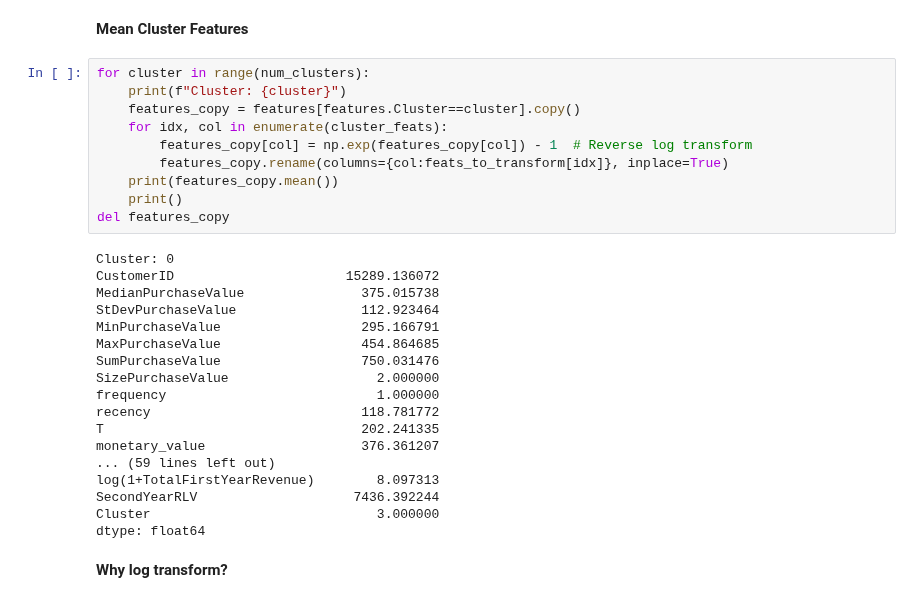
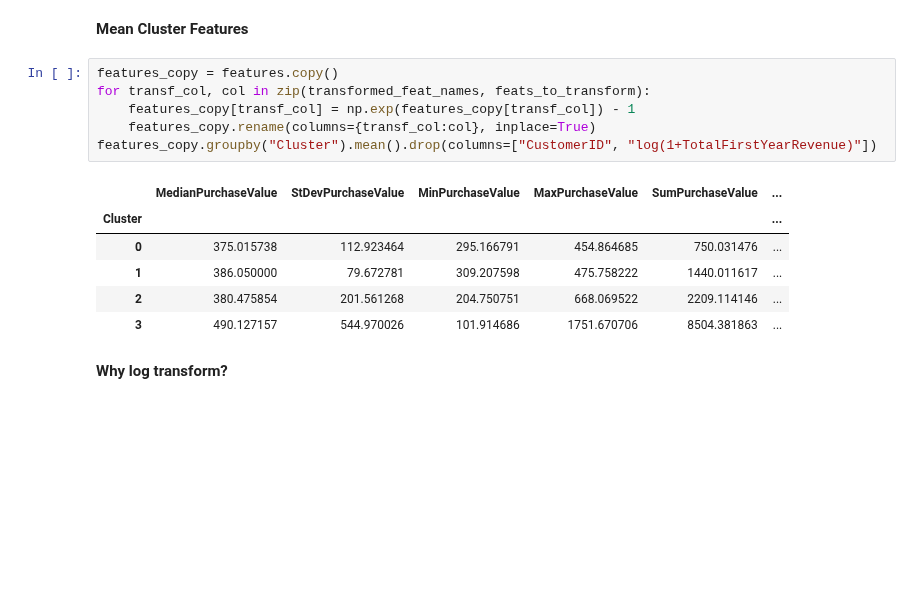
Before and after one commit to W-Tran/Online-Retail, a Jupyter notebook: clustering_daily.ipynb, the cells around one changed output. Drawn from its saved outputs; the diff is of its cells as text; blank space fills up the shorter version.

Commit message:
Print mean cluster features as a DataFrame

```diff
--- a/clustering_daily.ipynb
+++ b/clustering_daily.ipynb
@@ -270,33 +315,18 @@ pareto_plot(df, x='Cluster', y='SecondYearRLV', show_pct_y=True, title='RLV Pare
 # %% [markdown]
 **Mean Cluster Features**
 # %%
-for cluster in range(num_clusters):
-    print(f"Cluster: {cluster}")
-    features_copy = features[features.Cluster==cluster].copy()
-    for idx, col in enumerate(cluster_feats):
-        features_copy[col] = np.exp(features_copy[col]) - 1  # Reverse log transform
-        features_copy.rename(columns={col:feats_to_transform[idx]}, inplace=True)
-    print(features_copy.mean())
-    print()
-del features_copy
+features_copy = features.copy()
+for transf_col, col in zip(transformed_feat_names, feats_to_transform):
+    features_copy[transf_col] = np.exp(features_copy[transf_col]) - 1
+    features_copy.rename(columns={transf_col:col}, inplace=True)
+features_copy.groupby("Cluster").mean().drop(columns=["CustomerID", "log(1+TotalFirstYearRevenue)"])
 # %% [output]
-Cluster: 0
-CustomerID                      15289.136072
-MedianPurchaseValue               375.015738
-StDevPurchaseValue                112.923464
-MinPurchaseValue                  295.166791
-MaxPurchaseValue                  454.864685
-SumPurchaseValue                  750.031476
-SizePurchaseValue                   2.000000
-frequency                           1.000000
-recency                           118.781772
-T                                 202.241335
-monetary_value                    376.361207
-... (59 lines left out)
-log(1+TotalFirstYearRevenue)        8.097313
-SecondYearRLV                    7436.392244
-Cluster                             3.000000
-dtype: float64
+|  | MedianPurchaseValue | StDevPurchaseValue | MinPurchaseValue | MaxPurchaseValue | SumPurchaseValue | ... |
+| Cluster |  |  |  |  |  | ... |
+| 0 | 375.015738 | 112.923464 | 295.166791 | 454.864685 | 750.031476 | ... |
+| 1 | 386.050000 | 79.672781 | 309.207598 | 475.758222 | 1440.011617 | ... |
+| 2 | 380.475854 | 201.561268 | 204.750751 | 668.069522 | 2209.114146 | ... |
+| 3 | 490.127157 | 544.970026 | 101.914686 | 1751.670706 | 8504.381863 | ... |
 # %% [markdown]
 **Why log transform?**
 # %%
```
Also changed, not shown: parts of 10 cells of this notebook.
